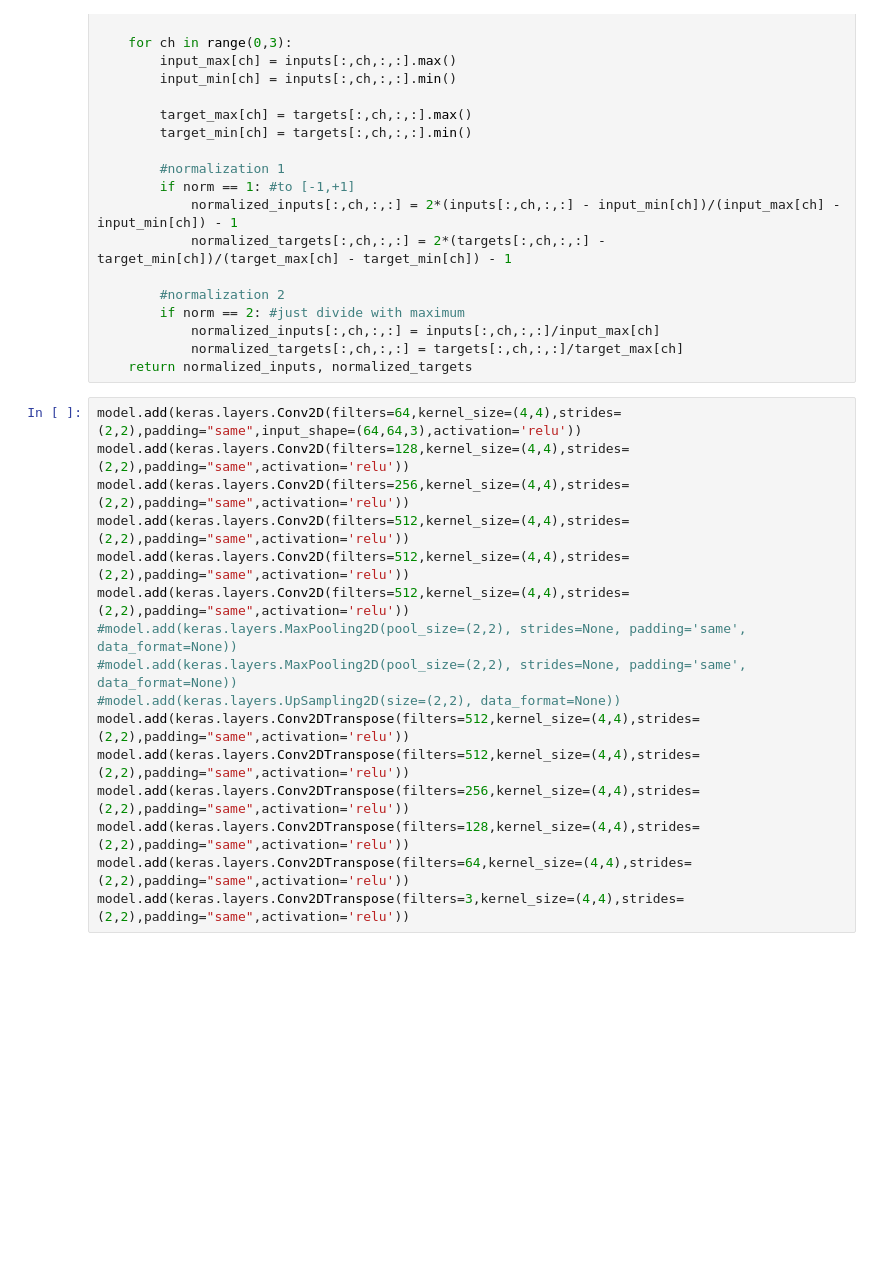
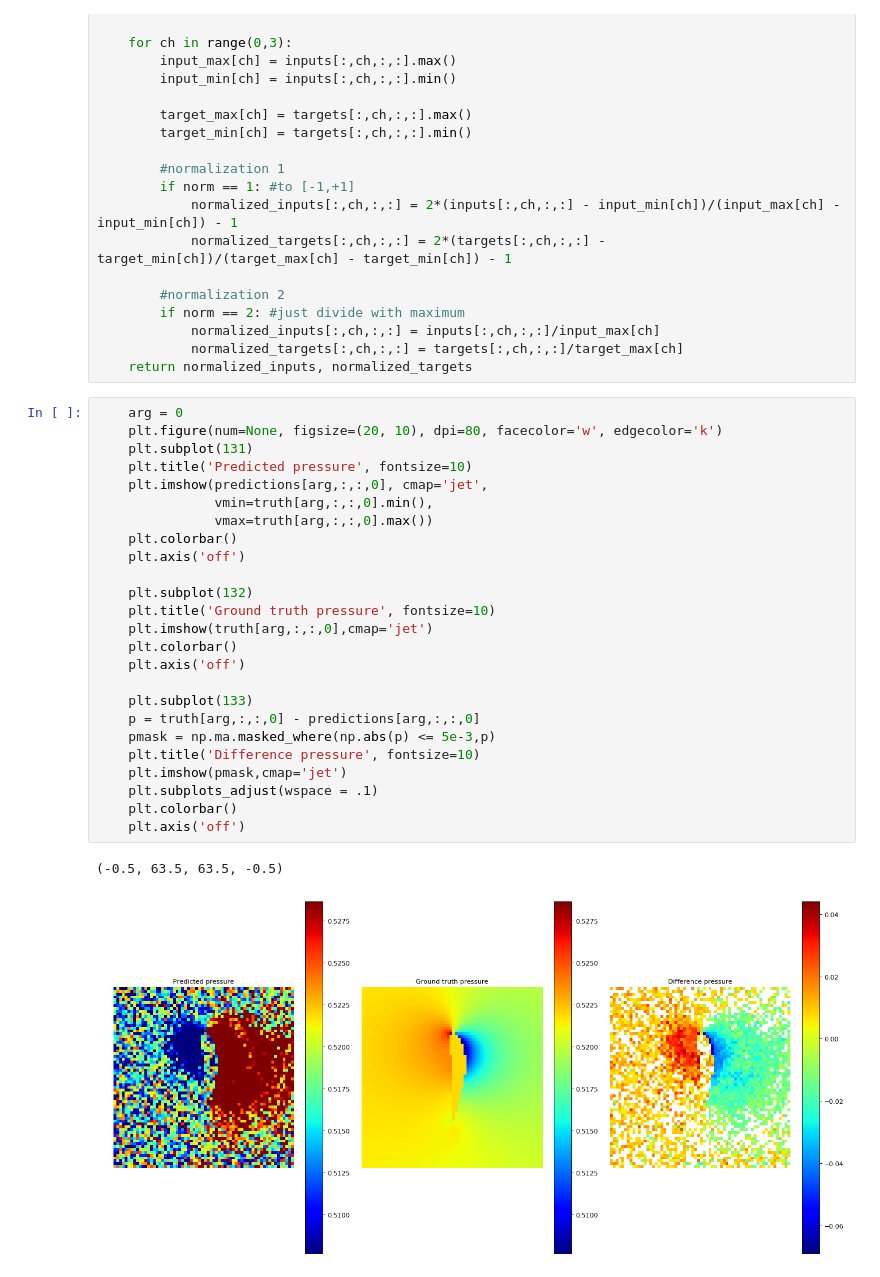
Before and after one commit to BSVogler/ferienakademie2018-accelerating-physics-with-deep-learning, a Jupyter notebook: Tutorial_1.ipynb, the cells around one changed output. Cells and saved outputs as stored; diff of their text form; blank space fills up the shorter version.

Commit message:
fixed colorbar

```diff
--- a/Tutorial_1.ipynb
+++ b/Tutorial_1.ipynb
@@ -428,19 +445,31 @@ def preprocess_data(inputs,targets,norm = 1):
             normalized_inputs[:,ch,:,:] = inputs[:,ch,:,:]/input_max[ch]
             normalized_targets[:,ch,:,:] = targets[:,ch,:,:]/target_max[ch]
     return normalized_inputs, normalized_targets
-# %%
-model.add(keras.layers.Conv2D(filters=64,kernel_size=(4,4),strides=(2,2),padding="same",input_shape=(64,64,3),activation='relu'))
-model.add(keras.layers.Conv2D(filters=128,kernel_size=(4,4),strides=(2,2),padding="same",activation='relu'))
-model.add(keras.layers.Conv2D(filters=256,kernel_size=(4,4),strides=(2,2),padding="same",activation='relu'))
-model.add(keras.layers.Conv2D(filters=512,kernel_size=(4,4),strides=(2,2),padding="same",activation='relu'))
-model.add(keras.layers.Conv2D(filters=512,kernel_size=(4,4),strides=(2,2),padding="same",activation='relu'))
-model.add(keras.layers.Conv2D(filters=512,kernel_size=(4,4),strides=(2,2),padding="same",activation='relu'))
-#model.add(keras.layers.MaxPooling2D(pool_size=(2,2), strides=None, padding='same', data_format=None))
-#model.add(keras.layers.MaxPooling2D(pool_size=(2,2), strides=None, padding='same', data_format=None))
-#model.add(keras.layers.UpSampling2D(size=(2,2), data_format=None))
-model.add(keras.layers.Conv2DTranspose(filters=512,kernel_size=(4,4),strides=(2,2),padding="same",activation='relu'))
-model.add(keras.layers.Conv2DTranspose(filters=512,kernel_size=(4,4),strides=(2,2),padding="same",activation='relu'))
-model.add(keras.layers.Conv2DTranspose(filters=256,kernel_size=(4,4),strides=(2,2),padding="same",activation='relu'))
-model.add(keras.layers.Conv2DTranspose(filters=128,kernel_size=(4,4),strides=(2,2),padding="same",activation='relu'))
-model.add(keras.layers.Conv2DTranspose(filters=64,kernel_size=(4,4),strides=(2,2),padding="same",activation='relu'))
-model.add(keras.layers.Conv2DTranspose(filters=3,kernel_size=(4,4),strides=(2,2),padding="same",activation='relu'))
+# %%
+    arg = 0
+    plt.figure(num=None, figsize=(20, 10), dpi=80, facecolor='w', edgecolor='k')
+    plt.subplot(131)
+    plt.title('Predicted pressure', fontsize=10)
+    plt.imshow(predictions[arg,:,:,0], cmap='jet',
+               vmin=truth[arg,:,:,0].min(),
+               vmax=truth[arg,:,:,0].max())
+    plt.colorbar()
+    plt.axis('off')
+
+    plt.subplot(132)
+    plt.title('Ground truth pressure', fontsize=10)
+    plt.imshow(truth[arg,:,:,0],cmap='jet')
+    plt.colorbar()
+    plt.axis('off')
+
+    plt.subplot(133)
+    p = truth[arg,:,:,0] - predictions[arg,:,:,0]
+    pmask = np.ma.masked_where(np.abs(p) <= 5e-3,p)
+    plt.title('Difference pressure', fontsize=10)
+    plt.imshow(pmask,cmap='jet')
+    plt.subplots_adjust(wspace = .1)
+    plt.colorbar()
+    plt.axis('off')
+# %% [output]
+(-0.5, 63.5, 63.5, -0.5)
+[figure, added]
```
Also changed, not shown: parts of 19 cells of this notebook, 1 other file.
